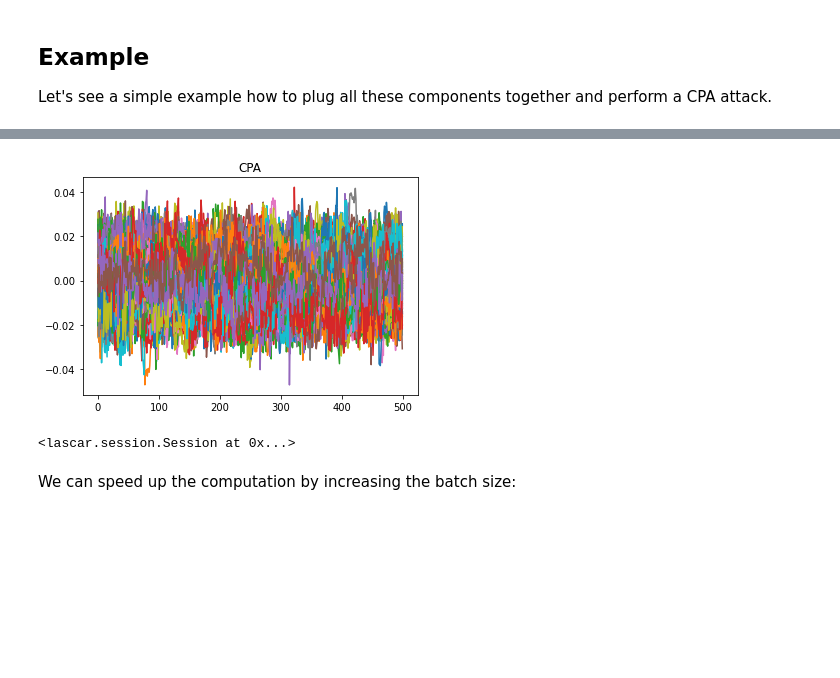
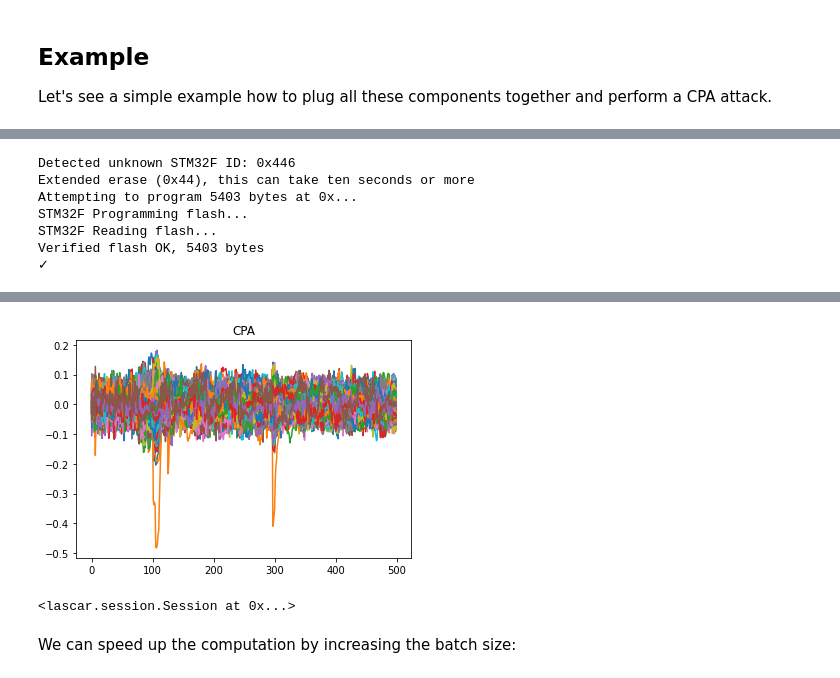
Before and after one commit to hackenbergstefan/securec-sidechannel-study, a Jupyter notebook: analyze/2_lascar.ipynb, the cells around one changed output, grey strips where cells are left out. Cells and saved outputs as stored; diff of their text form; code cells hidden in the pictures; blank space fills up the shorter version.

Commit message:
Adjust capturing in 2_lascar

```diff
--- a/analyze/2_lascar.ipynb
+++ b/analyze/2_lascar.ipynb
@@ -129,16 +129,16 @@ Jit is enabled by default and can be configured for some engines.
 
 Let's see a simple example how to plug all these components together and perform a CPA attack.
 # %%
-import datasets
-
 # Load a trace. This is our method; not lascars.
 # This trace is:
 # - Captured with ChipWhisperer Lite ARM
 # - Has no side-channel countermeasures
 # - Varies the input while the key is constant
-data = datasets.dataset("cwarm_plain_fixedkey")
+import datasets
+import examples.sbox
+trace = examples.sbox.capture_fixedkey('cwarm', 'plain', number_of_traces=1000)
 
-trace = lascar.TraceBatchContainer(data["trace"], data["input"])
+trace = lascar.TraceBatchContainer(trace["trace"], trace["input"])
 engine = lascar.CpaEngine(
     name="CPA",
     selection_function=lambda value, guess: lascar.tools.aes.sbox[value[0] ^ guess],
@@ -155,0 +157,7 @@ session.run()
+Detected unknown STM32F ID: 0x446
+Extended erase (0x44), this can take ten seconds or more
+Attempting to program 5403 bytes at 0x...
+STM32F Programming flash...
+STM32F Reading flash...
+Verified flash OK, 5403 bytes
+✓
@@ -156,5 +166,5 @@ session.run()
-[figure, old version]
+[figure, new version]
-<lascar.session.Session at 0x...>
+<lascar.session.Session at 0x...>
 # %% [markdown]
 We can speed up the computation by increasing the batch size:
 # %%
```
Also changed, not shown: parts of 2 cells of this notebook.
